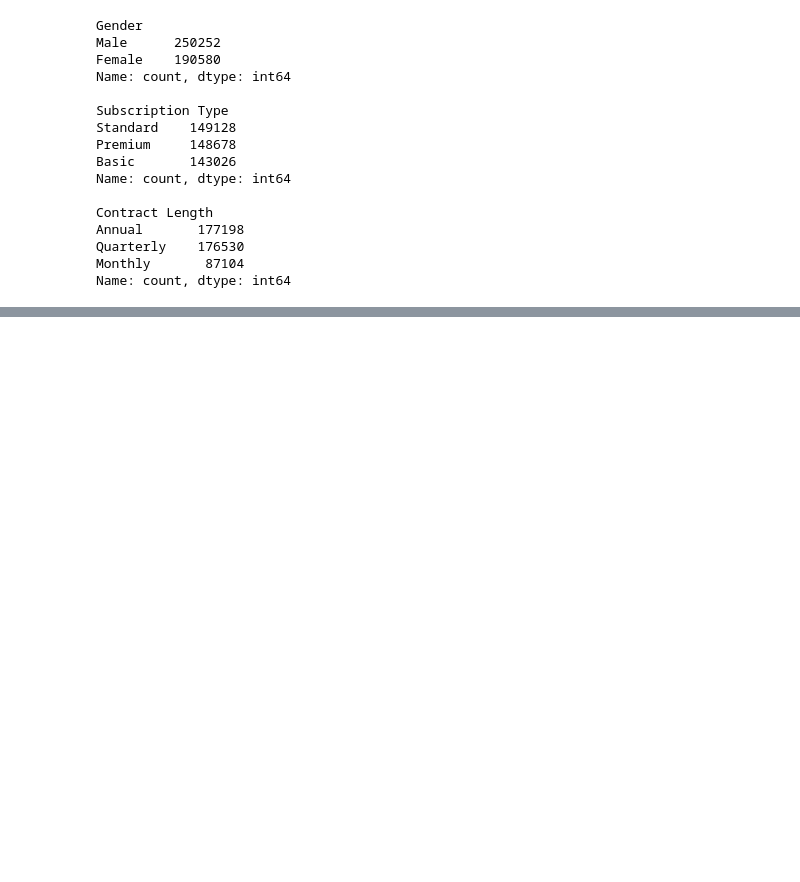
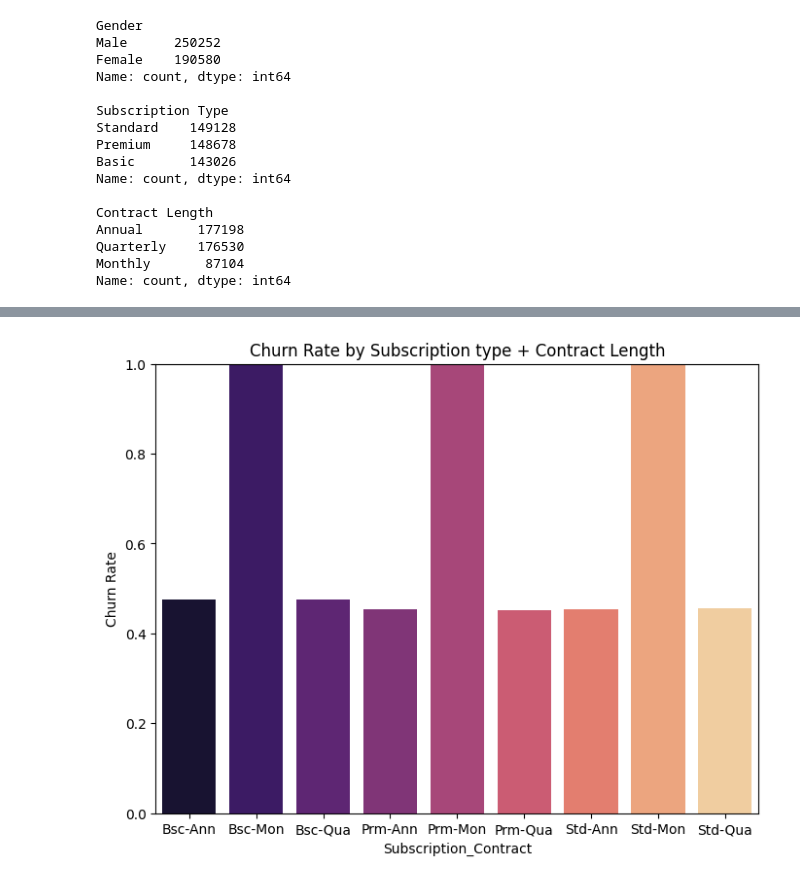
Before and after one commit to SyedMuhammadAunAbbas/Customer_Churn_Project, a Jupyter notebook: Root.ipynb, the cells around one changed output, grey strips where cells are left out. Saved outputs shown, nothing was run; the diff lists cells and outputs as text; code cells hidden in the pictures; blank space fills up the shorter version.

```diff
--- a/Root.ipynb
+++ b/Root.ipynb
@@ -218,3 +196,0 @@ gender_encoded
-# %%
-df= pd.concat([df,gender_encoded], axis=1).drop(columns=['Gender'])
-df.head(10)
@@ -233,3 +196,0 @@ df.head(10)
-# %%
-df[['Subscription Type', 'Contract Length']]= ord.fit_transform(df[['Subscription Type', 'Contract Length']])
-df.head(10)
@@ -247,0 +271,18 @@ df.head(10)
+# %%
+
+subscription_map = {
+    'Basic': 'Bsc',
+    'Premium': 'Prm',
+    'Standard': 'Std'
+}
+
+contract_map = {
+    'Annual': 'Ann',
+    'Monthly': 'Mon',
+    'Quarterly': 'Qua'
+}
+
+df['Subscription_Contract'] = df['Subscription Type'].map(subscription_map) + '-' + df['Contract Length'].map(contract_map)
+# %%
+sub_cont=df.groupby(['Subscription_Contract'], as_index= False)['Churn'].mean()
+sub_cont
@@ -247,0 +300,9 @@ df.head(10)
+# %%
+plt.figure(figsize=(8, 6))
+sns.barplot(x='Subscription_Contract', y='Churn', data=sub_cont, palette='magma')
+plt.title('Churn Rate by Subscription type + Contract Length')
+plt.ylabel('Churn Rate')
+plt.ylim(0, 1)
+plt.show()
+# %% [output]
+[figure, added]
```
Also changed, not shown: parts of 58 cells of this notebook.
